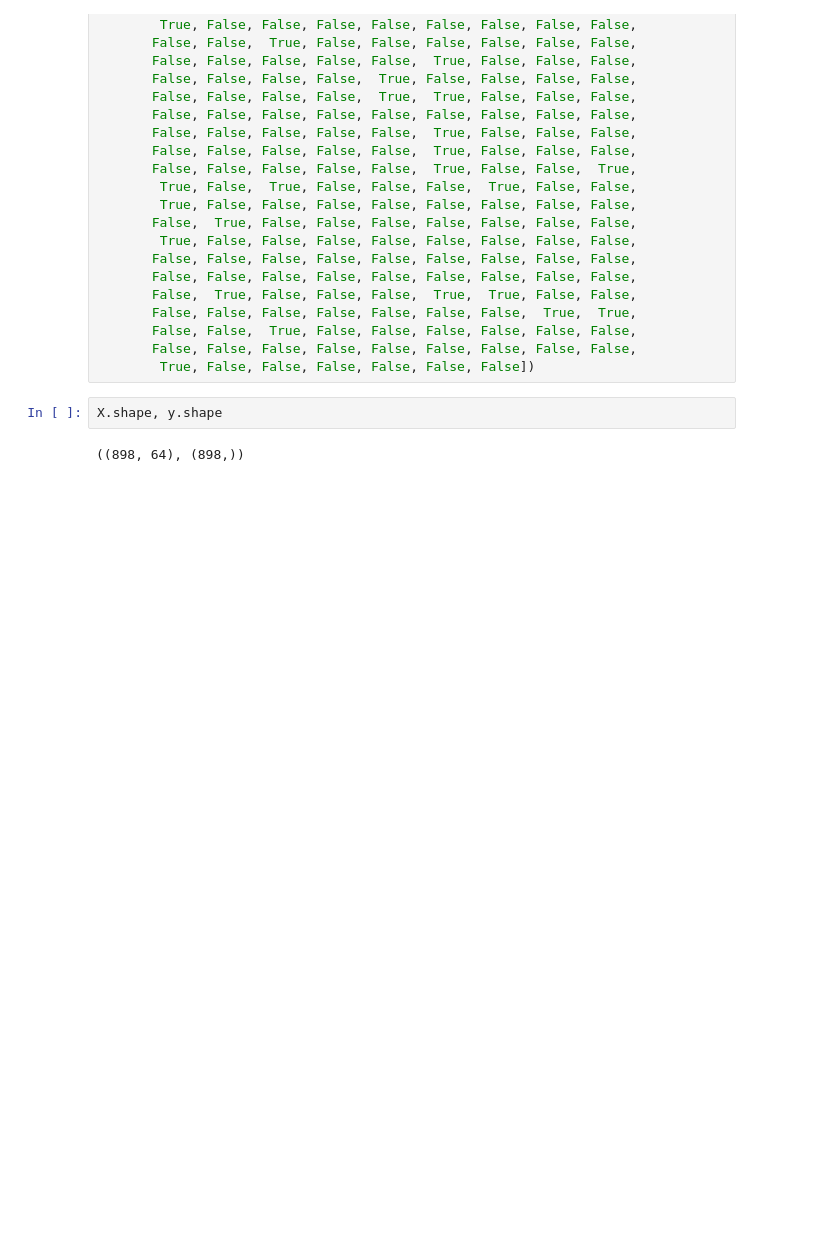
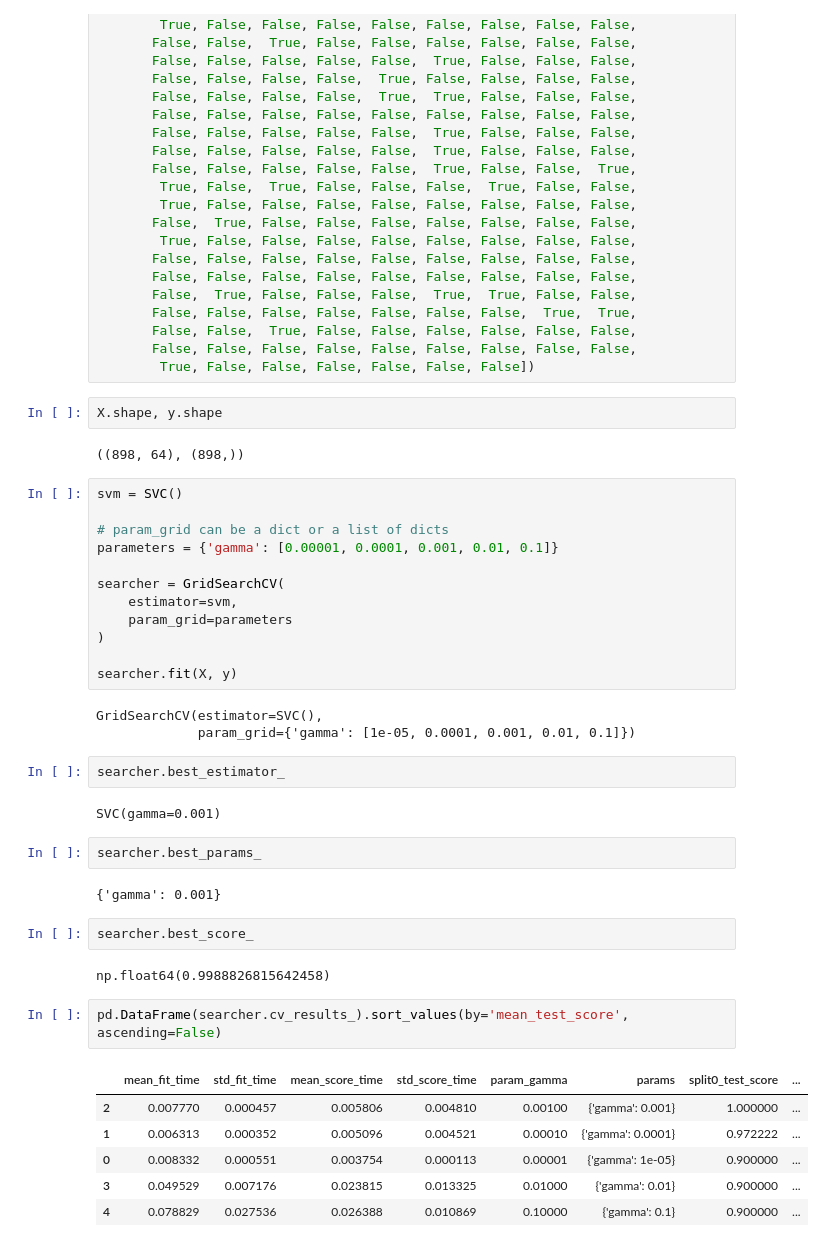
Before and after one commit to PaulToronto/DataCamp-Track---Machine-Learning-Scientist-in-Python, a Jupyter notebook: 5_4_Linear_Classifiers_in_Python_Support_Vector_Machines.ipynb, the cells around one changed output. Saved outputs shown, nothing was run; the diff lists cells and outputs as text; blank space fills up the shorter version.

```diff
--- a/5_4_Linear_Classifiers_in_Python_Support_Vector_Machines.ipynb
+++ b/5_4_Linear_Classifiers_in_Python_Support_Vector_Machines.ipynb
@@ -3997,3 +3998,39 @@ y = np.array([False, False, False, False, False, False,  True, False, False,
 X.shape, y.shape
 # %% [output]
 ((898, 64), (898,))
+# %%
+svm = SVC()
+
+# param_grid can be a dict or a list of dicts
+parameters = {'gamma': [0.00001, 0.0001, 0.001, 0.01, 0.1]}
+
+searcher = GridSearchCV(
+    estimator=svm,
+    param_grid=parameters
+)
+
+searcher.fit(X, y)
+# %% [output]
+GridSearchCV(estimator=SVC(),
+             param_grid={'gamma': [1e-05, 0.0001, 0.001, 0.01, 0.1]})
+# %%
+searcher.best_estimator_
+# %% [output]
+SVC(gamma=0.001)
+# %%
+searcher.best_params_
+# %% [output]
+{'gamma': 0.001}
+# %%
+searcher.best_score_
+# %% [output]
+np.float64(0.9988826815642458)
+# %%
+pd.DataFrame(searcher.cv_results_).sort_values(by='mean_test_score', ascending=False)
+# %% [output]
+|  | mean_fit_time | std_fit_time | mean_score_time | std_score_time | param_gamma | params | split0_test_score | ... |
+| 2 | 0.007770 | 0.000457 | 0.005806 | 0.004810 | 0.00100 | {'gamma': 0.001} | 1.000000 | ... |
+| 1 | 0.006313 | 0.000352 | 0.005096 | 0.004521 | 0.00010 | {'gamma': 0.0001} | 0.972222 | ... |
+| 0 | 0.008332 | 0.000551 | 0.003754 | 0.000113 | 0.00001 | {'gamma': 1e-05} | 0.900000 | ... |
+| 3 | 0.049529 | 0.007176 | 0.023815 | 0.013325 | 0.01000 | {'gamma': 0.01} | 0.900000 | ... |
+| 4 | 0.078829 | 0.027536 | 0.026388 | 0.010869 | 0.10000 | {'gamma': 0.1} | 0.900000 | ... |
```
Also changed, not shown: parts of 7 cells of this notebook.
